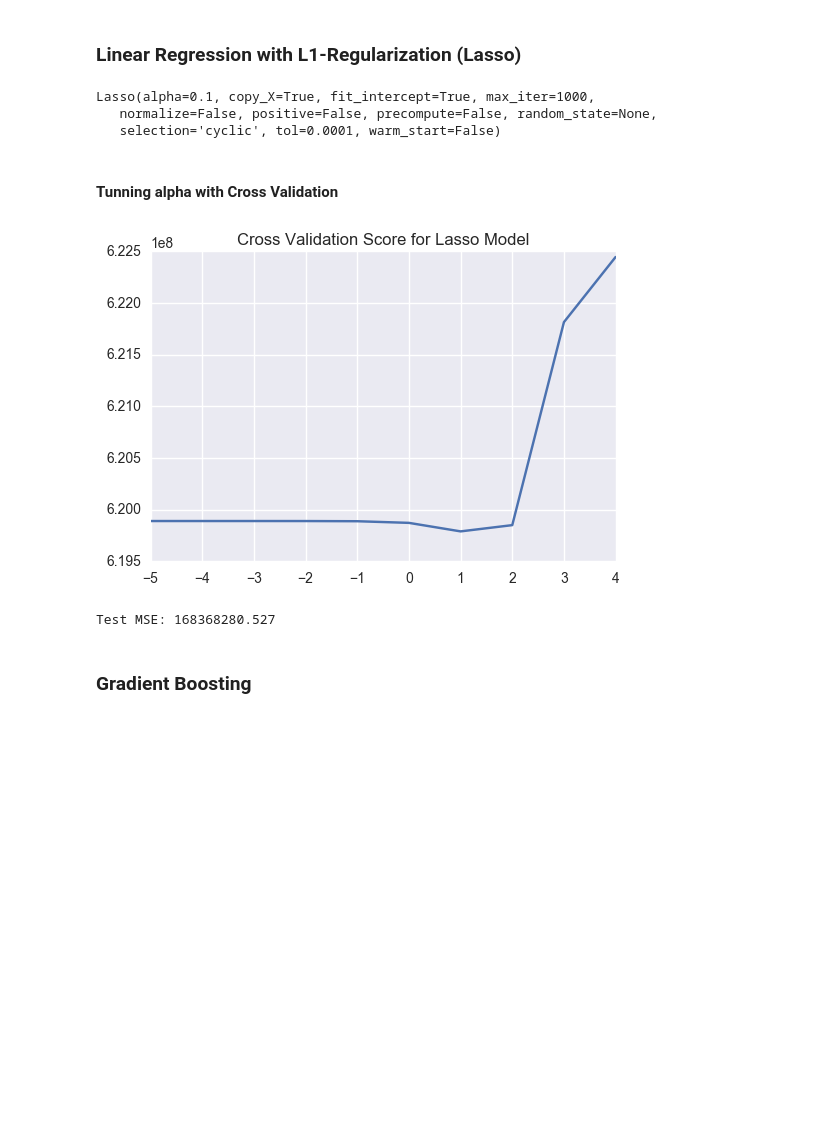
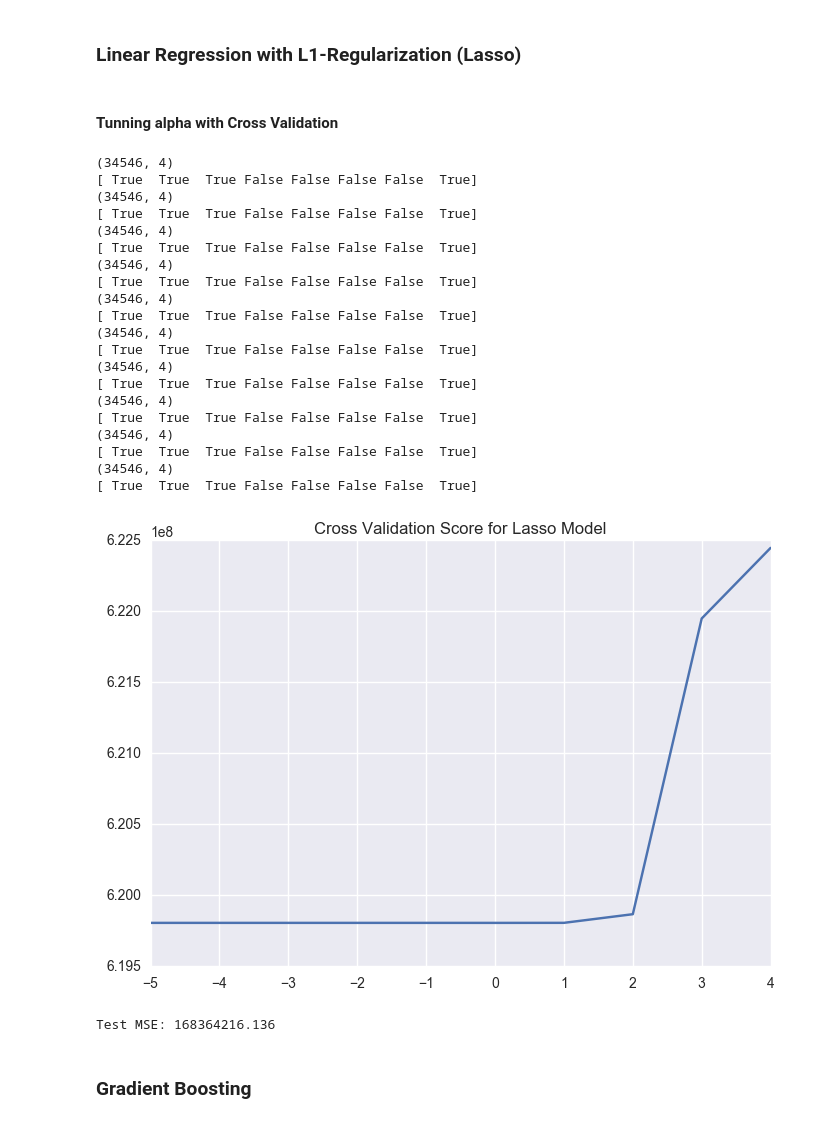
Before and after one commit to Charlespartina/DS1001-Project, a Jupyter notebook: notebook/Final Project.ipynb, the cells around one changed output. Saved outputs shown, nothing was run; the diff lists cells and outputs as text; code cells hidden in the pictures; blank space fills up the shorter version.

Commit message:
Update One Report

```diff
--- a/notebook/Final Project.ipynb
+++ b/notebook/Final Project.ipynb
@@ -136,7 +136,8 @@ plt.show()
 # %% [markdown]
 ## Feature Extraction
 # %%
-def feature_extraction(data):
+def feature_extraction(oridata):
+    data = oridata.copy()
     # Extract the number of "photos" and "features" for each listing
     data.ix[:,'num_photos']=data.ix[:,'photos'].apply(len)
     data.ix[:,'num_features']=data.ix[:,'features'].apply(len)
@@ -147,9 +148,7 @@ def feature_extraction(data):
     # Extract Bag of Words for features
 
     # Extract Manager_id as categorical variables
-    manager_le = OneHotEncoder()
-    manager_le.fit(data['manager_id'])
-    manager_leee
+
     return data
 X_train_new = feature_extraction(X_train)
 X_test_new = feature_extraction(X_test)
@@ -206,16 +205,17 @@ I've tried the recursive feature elimination method, but takes too much time, so
 # %%
 # Embeded Method: Lasso
 # Reference: Wikipedia-Feature Selection
-
-estimator = Lasso()
-estimator.fit(X,y)
-selector = SelectFromModel(estimator, prefit=True, threshold=0.5)
-X_new = selector.transform(X)
-# n_features indicates the number of features we want
-n_features = X_new.shape[1]
-# while n_features > 4:
-#     selector.threshold += 0.1
-#     X_new = selector.transform(X)
-#     n_features = X_new.shape[1]
-print X_new.shape
-print selector.get_support() # We can see that only the first two features "bedroom", "bathroom" remains
+def lasso_feature_selection(X,y,num=-1):
+    estimator = Lasso()
+    estimator.fit(X,y)
+    selector = SelectFromModel(estimator, prefit=True, threshold=0.5)
+    X_new = selector.transform(X)
+    # n_features indicates the number of features we want
+    n_features = X_new.shape[1]
+    if num >= 0:
+        while n_features > 4:
+            selector.threshold += 0.1
+            X_new = selector.transform(X)
+            n_features = X_new.shape[1]
+    print selector.get_support() # We can see that only the first two features "bedroom", "bathroom" remains
+    return X_new
@@ -228,40 +225,57 @@ print selector.get_support() # We can see that only the first two features "bedr
 (X_new, y) is used for modeling
 # %% [markdown]
 ### Linear Regression with L1-Regularization (Lasso)
-# %%
-# Import models
-ls =Lasso(alpha=0.1)
-ls.fit(X_new, y)
-# %% [output]
-Lasso(alpha=0.1, copy_X=True, fit_intercept=True, max_iter=1000,
-   normalize=False, positive=False, precompute=False, random_state=None,
-   selection='cyclic', tol=0.0001, warm_start=False)
 # %% [markdown]
 #### Tunning alpha with Cross Validation
 # %%
 from sklearn.model_selection import cross_val_score
 alpha_list = [10**x for x in range(-5,5)]
 result = []
 for i in alpha_list:
     ls = Lasso(alpha=i)
+    X_new = lasso_feature_selection(X,y,4)
     scores = cross_val_score(ls, X_new, y, cv=10, scoring='neg_mean_squared_error')
     result.append(-np.mean(scores))
 plt.figure()
 plt.plot(np.log10(alpha_list), result)
 plt.title('Cross Validation Score for Lasso Model')
 plt.show()
 # %% [output]
+(34546, 4)
+[ True  True  True False False False False  True]
+(34546, 4)
+[ True  True  True False False False False  True]
+(34546, 4)
+[ True  True  True False False False False  True]
+(34546, 4)
+[ True  True  True False False False False  True]
+(34546, 4)
+[ True  True  True False False False False  True]
+(34546, 4)
+[ True  True  True False False False False  True]
+(34546, 4)
+[ True  True  True False False False False  True]
+(34546, 4)
+[ True  True  True False False False False  True]
+(34546, 4)
+[ True  True  True False False False False  True]
+(34546, 4)
+[ True  True  True False False False False  True]
-[figure, old version]
+[figure, new version]
 # %%
+# Report to the test data
 selected_i = np.argmin(result)
 ls = Lasso(alpha=alpha_list[selected_i])
 ls.fit(X_train_numeric, y_train)
 re = ls.predict(X_test_numeric)
 print 'Test MSE: {}'.format(mean_squared_error(re, y_test))
-fo = open('baseline.txt','a+')
-fo.write(re)
+fo = open('lasso_select_4_features.txt','w+')
+fo.write('Test MSE: {}\n'.format(mean_squared_error(re, y_test)))
+for i in range(10):
+    fo.write('C: {} Score: {}\n'.format(np.log10(alpha_list[i]), result[i]))
+fo.close()
 # %% [output]
-Test MSE: 168368280.527
+Test MSE: 168364216.136
 # %% [markdown]
 ### Gradient Boosting
 # %%
```
Also changed, not shown: parts of 5 cells of this notebook, 3 other files.
